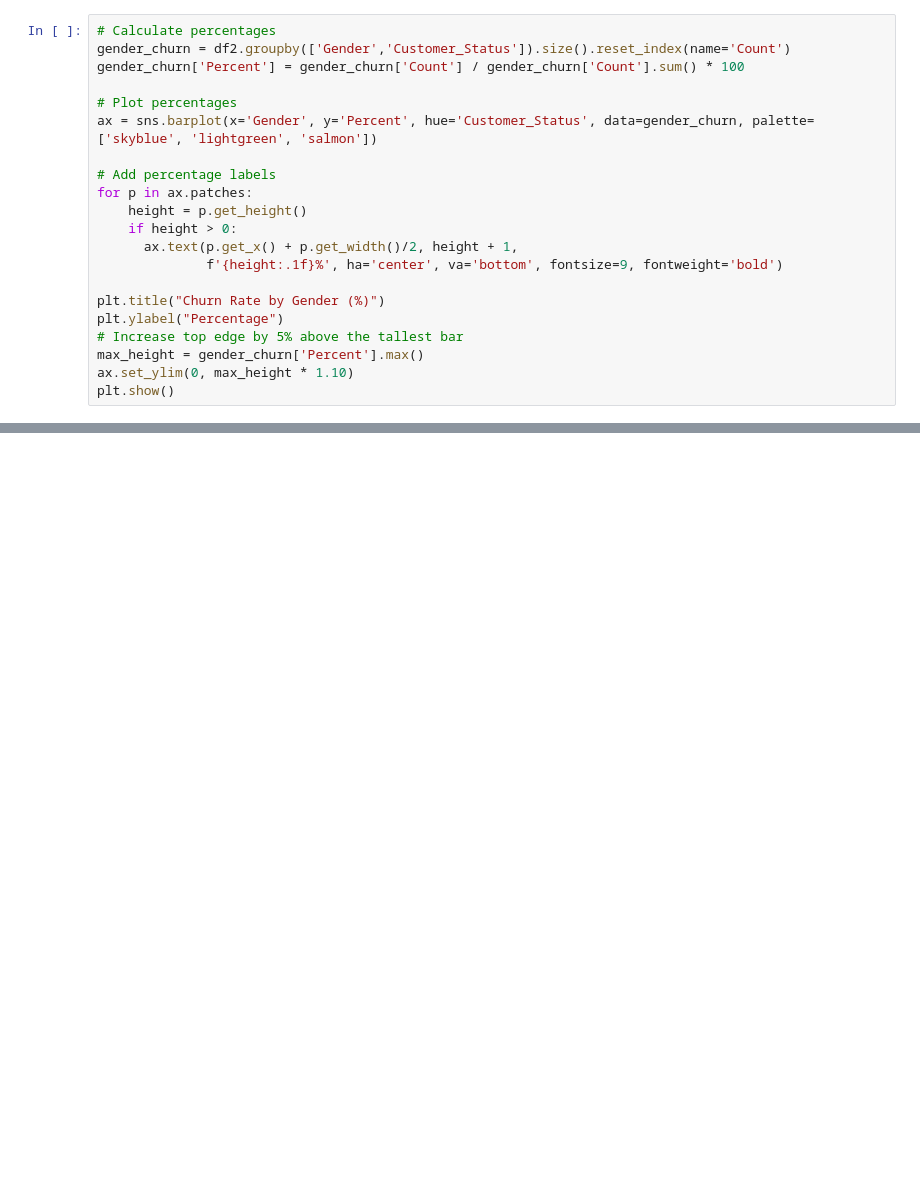
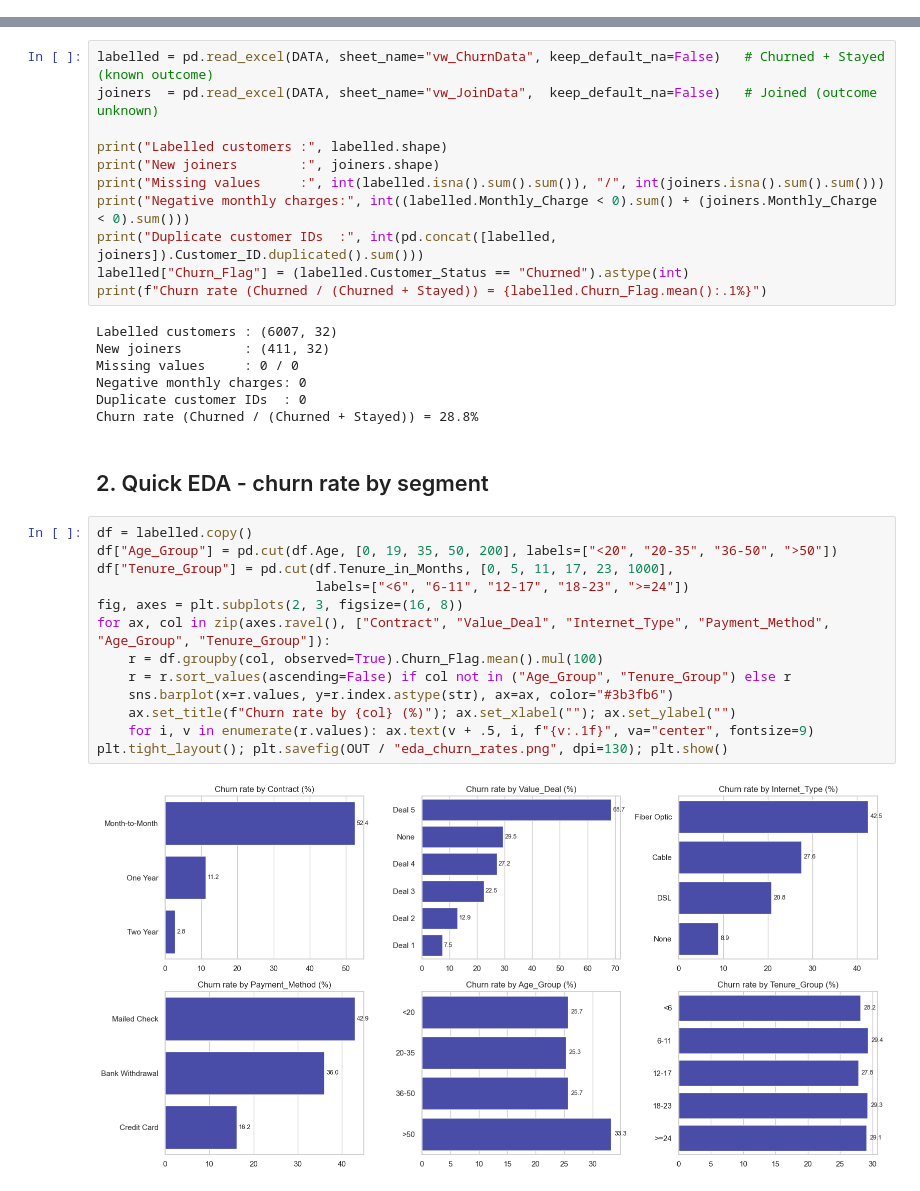
Before and after one commit to JaskarJeyabalan/Churn_Prediction, a Jupyter notebook: notebook/Churn Prediction.ipynb, the cells around one changed output, grey strips where cells are left out. Cells and saved outputs as stored; diff of their text form; blank space fills up the shorter version.

```diff
--- a/notebook/Churn Prediction.ipynb
+++ b/notebook/Churn Prediction.ipynb
@@ -540,21 +0,0 @@ plt.show()
-# %%
-# Calculate percentages
-gender_churn = df2.groupby(['Gender','Customer_Status']).size().reset_index(name='Count')
-gender_churn['Percent'] = gender_churn['Count'] / gender_churn['Count'].sum() * 100
-
-# Plot percentages
-ax = sns.barplot(x='Gender', y='Percent', hue='Customer_Status', data=gender_churn, palette=['skyblue', 'lightgreen', 'salmon'])
-
-# Add percentage labels
-for p in ax.patches:
-    height = p.get_height()
-    if height > 0:
-      ax.text(p.get_x() + p.get_width()/2, height + 1,
-              f'{height:.1f}%', ha='center', va='bottom', fontsize=9, fontweight='bold')
-
-plt.title("Churn Rate by Gender (%)")
-plt.ylabel("Percentage")
-# Increase top edge by 5% above the tallest bar
-max_height = gender_churn['Percent'].max()
-ax.set_ylim(0, max_height * 1.10)
-plt.show()
@@ -2191,0 +38,35 @@ Tenure Months Group  MonthlyCharge-Based Savings  TotalCharge-Based Savings
+# %%
+labelled = pd.read_excel(DATA, sheet_name="vw_ChurnData", keep_default_na=False)   # Churned + Stayed (known outcome)
+joiners  = pd.read_excel(DATA, sheet_name="vw_JoinData",  keep_default_na=False)   # Joined (outcome unknown)
+
+print("Labelled customers :", labelled.shape)
+print("New joiners        :", joiners.shape)
+print("Missing values     :", int(labelled.isna().sum().sum()), "/", int(joiners.isna().sum().sum()))
+print("Negative monthly charges:", int((labelled.Monthly_Charge < 0).sum() + (joiners.Monthly_Charge < 0).sum()))
+print("Duplicate customer IDs  :", int(pd.concat([labelled, joiners]).Customer_ID.duplicated().sum()))
+labelled["Churn_Flag"] = (labelled.Customer_Status == "Churned").astype(int)
+print(f"Churn rate (Churned / (Churned + Stayed)) = {labelled.Churn_Flag.mean():.1%}")
+# %% [output]
+Labelled customers : (6007, 32)
+New joiners        : (411, 32)
+Missing values     : 0 / 0
+Negative monthly charges: 0
+Duplicate customer IDs  : 0
+Churn rate (Churned / (Churned + Stayed)) = 28.8%
+# %% [markdown]
+## 2. Quick EDA - churn rate by segment
+# %%
+df = labelled.copy()
+df["Age_Group"] = pd.cut(df.Age, [0, 19, 35, 50, 200], labels=["<20", "20-35", "36-50", ">50"])
+df["Tenure_Group"] = pd.cut(df.Tenure_in_Months, [0, 5, 11, 17, 23, 1000],
+                            labels=["<6", "6-11", "12-17", "18-23", ">=24"])
+fig, axes = plt.subplots(2, 3, figsize=(16, 8))
+for ax, col in zip(axes.ravel(), ["Contract", "Value_Deal", "Internet_Type", "Payment_Method", "Age_Group", "Tenure_Group"]):
+    r = df.groupby(col, observed=True).Churn_Flag.mean().mul(100)
+    r = r.sort_values(ascending=False) if col not in ("Age_Group", "Tenure_Group") else r
+    sns.barplot(x=r.values, y=r.index.astype(str), ax=ax, color="#3b3fb6")
+    ax.set_title(f"Churn rate by {col} (%)"); ax.set_xlabel(""); ax.set_ylabel("")
+    for i, v in enumerate(r.values): ax.text(v + .5, i, f"{v:.1f}", va="center", fontsize=9)
+plt.tight_layout(); plt.savefig(OUT / "eda_churn_rates.png", dpi=130); plt.show()
+# %% [output]
+[figure, added]
```
Also changed, not shown: parts of 105 cells of this notebook, 1 other file.
